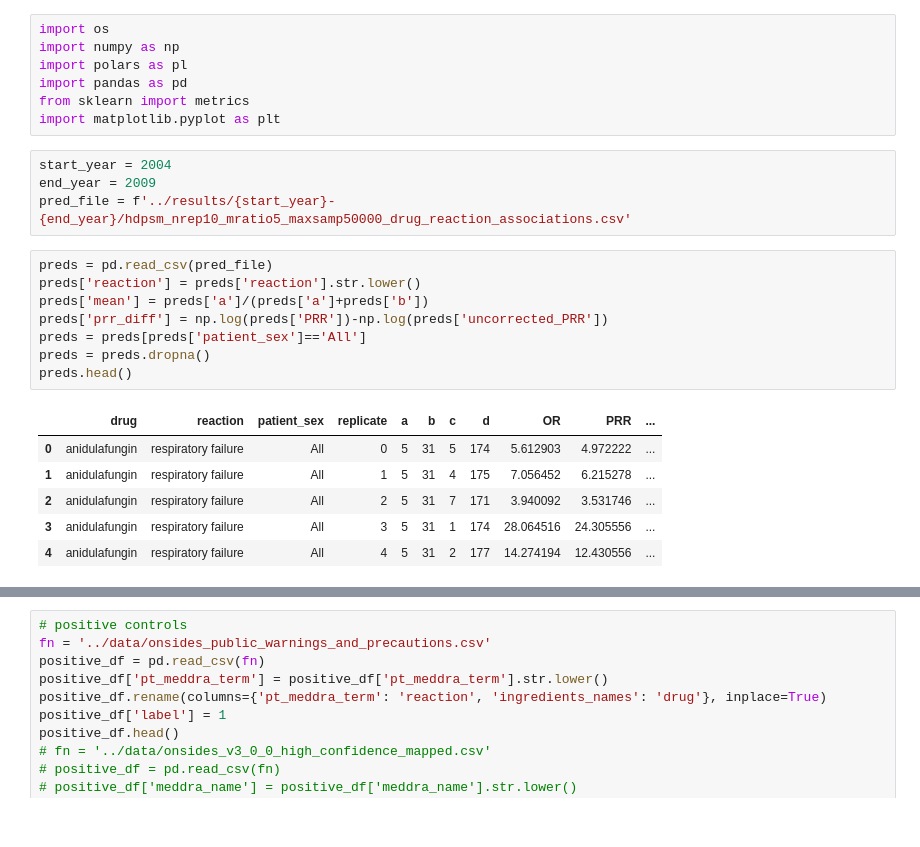
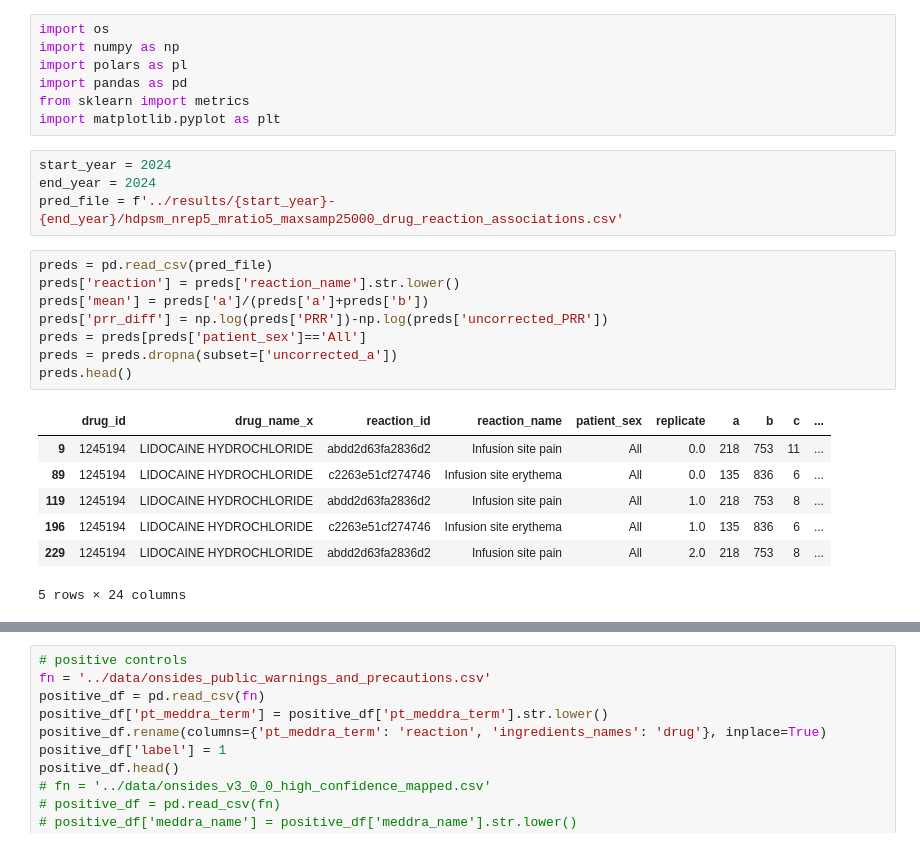
Before and after one commit to tatonetti-lab/offsides, a Jupyter notebook: notebooks/evaluate_performance_confounding.ipynb, the cells around one changed output, grey strips where cells are left out. Drawn from its saved outputs; the diff is of its cells as text.

```diff
--- a/notebooks/evaluate_performance_confounding.ipynb
+++ b/notebooks/evaluate_performance_confounding.ipynb
@@ -6,21 +6,22 @@ import pandas as pd
 from sklearn import metrics
 import matplotlib.pyplot as plt
 # %%
-start_year = 2004
-end_year = 2009
-pred_file = f'../results/{start_year}-{end_year}/hdpsm_nrep10_mratio5_maxsamp50000_drug_reaction_associations.csv'
+start_year = 2024
+end_year = 2024
+pred_file = f'../results/{start_year}-{end_year}/hdpsm_nrep5_mratio5_maxsamp25000_drug_reaction_associations.csv'
 # %%
 preds = pd.read_csv(pred_file)
-preds['reaction'] = preds['reaction'].str.lower()
+preds['reaction'] = preds['reaction_name'].str.lower()
 preds['mean'] = preds['a']/(preds['a']+preds['b'])
 preds['prr_diff'] = np.log(preds['PRR'])-np.log(preds['uncorrected_PRR'])
 preds = preds[preds['patient_sex']=='All']
-preds = preds.dropna()
+preds = preds.dropna(subset=['uncorrected_a'])
 preds.head()
 # %% [output]
-|  | drug | reaction | patient_sex | replicate | a | b | c | d | OR | PRR | ... |
-| 0 | anidulafungin | respiratory failure | All | 0 | 5 | 31 | 5 | 174 | 5.612903 | 4.972222 | ... |
-| 1 | anidulafungin | respiratory failure | All | 1 | 5 | 31 | 4 | 175 | 7.056452 | 6.215278 | ... |
-| 2 | anidulafungin | respiratory failure | All | 2 | 5 | 31 | 7 | 171 | 3.940092 | 3.531746 | ... |
-| 3 | anidulafungin | respiratory failure | All | 3 | 5 | 31 | 1 | 174 | 28.064516 | 24.305556 | ... |
-| 4 | anidulafungin | respiratory failure | All | 4 | 5 | 31 | 2 | 177 | 14.274194 | 12.430556 | ... |
+|  | drug_id | drug_name_x | reaction_id | reaction_name | patient_sex | replicate | a | b | c | ... |
+| 9 | 1245194 | LIDOCAINE HYDROCHLORIDE | abdd2d63fa2836d2 | Infusion site pain | All | 0.0 | 218 | 753 | 11 | ... |
+| 89 | 1245194 | LIDOCAINE HYDROCHLORIDE | c2263e51cf274746 | Infusion site erythema | All | 0.0 | 135 | 836 | 6 | ... |
+| 119 | 1245194 | LIDOCAINE HYDROCHLORIDE | abdd2d63fa2836d2 | Infusion site pain | All | 1.0 | 218 | 753 | 8 | ... |
+| 196 | 1245194 | LIDOCAINE HYDROCHLORIDE | c2263e51cf274746 | Infusion site erythema | All | 1.0 | 135 | 836 | 6 | ... |
+| 229 | 1245194 | LIDOCAINE HYDROCHLORIDE | abdd2d63fa2836d2 | Infusion site pain | All | 2.0 | 218 | 753 | 8 | ... |
+5 rows × 24 columns
```
Also changed, not shown: parts of 17 cells of this notebook, 52 other files.
